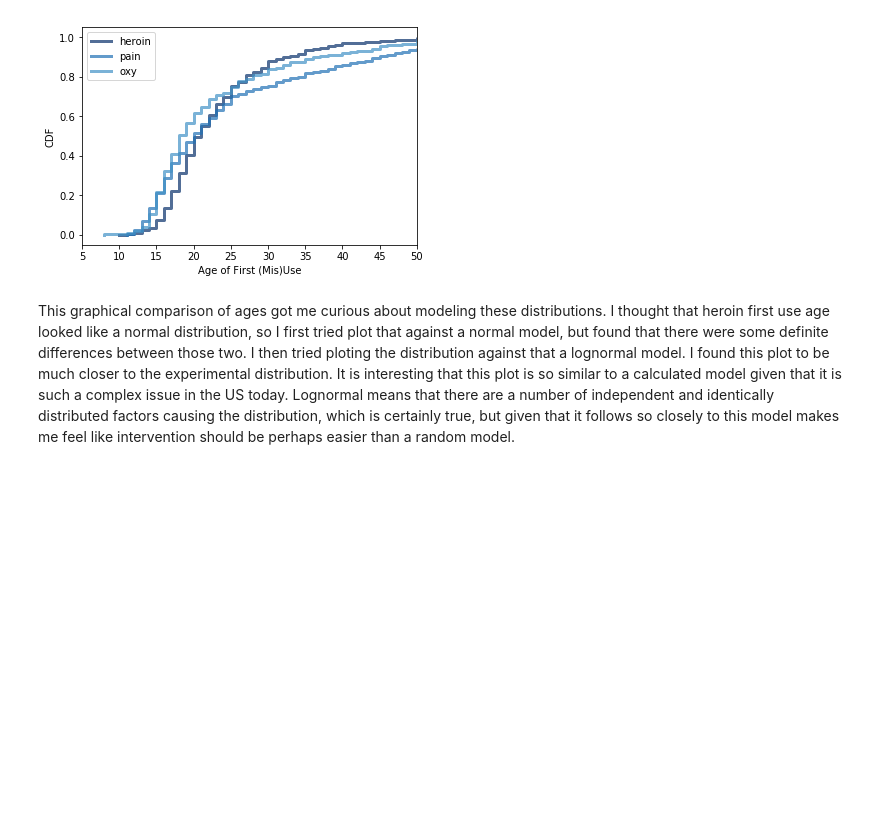
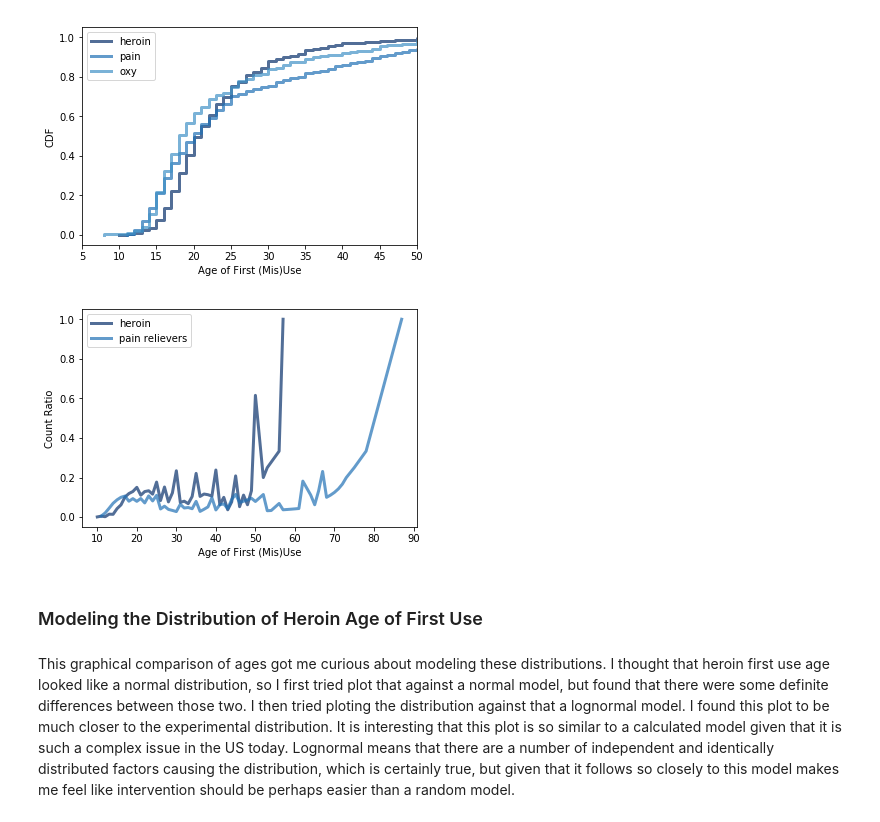
Before and after one commit to ejprice54321/ThinkStats2, a Jupyter notebook: project1/data_analysis.ipynb, the cells around one changed output. Drawn from its saved outputs; the diff is of its cells as text; code cells hidden in the pictures; blank space fills up the shorter version.

```diff
--- a/project1/data_analysis.ipynb
+++ b/project1/data_analysis.ipynb
@@ -97,6 +99,24 @@ thinkplot.Cdf(oxy_age_cdf)
 thinkplot.Config(xlabel='Age of First (Mis)Use', ylabel='CDF', xlim = [5,50])
 # %% [output]
 [figure]
+# %%
+her_age_sf = survival.MakeSurvivalFromCdf(her_age_cdf)
+pnr_age_sf = survival.MakeSurvivalFromCdf(pnr_age_cdf)
+oxy_age_sf = survival.MakeSurvivalFromCdf(oxy_age_cdf)
+
+her_age_hf = her_age_sf.MakeHazardFunction()
+pnr_age_hf = pnr_age_sf.MakeHazardFunction()
+oxy_age_hf = oxy_age_sf.MakeHazardFunction()
+
+
+thinkplot.Plot(her_age_hf, label = 'heroin')
+thinkplot.Plot(pnr_age_hf, label = 'pain relievers')
+# thinkplot.Plot(oxy_age_hf)
+thinkplot.Config(xlabel='Age of First (Mis)Use', ylabel='Count Ratio')
+# %% [output]
+[figure, added]
+# %% [markdown]
+### Modeling the Distribution of Heroin Age of First Use
 # %% [markdown]
 This graphical comparison of ages got me curious about modeling these distributions. I thought that heroin first use age looked like a normal distribution, so I first tried plot that against a normal model, but found that there were some definite differences between those two. I then tried ploting the distribution against that a lognormal model. I found this plot to be much closer to the experimental distribution. It is interesting that this plot is so similar to a calculated model given that it is such a complex issue in the US today. Lognormal means that there are a number of independent and identically distributed factors causing the distribution, which is certainly true, but given that it follows so closely to this model makes me feel like intervention should be perhaps easier than a random model.
 # %%
```
Also changed, not shown: parts of 19 cells of this notebook, 3 other files.
